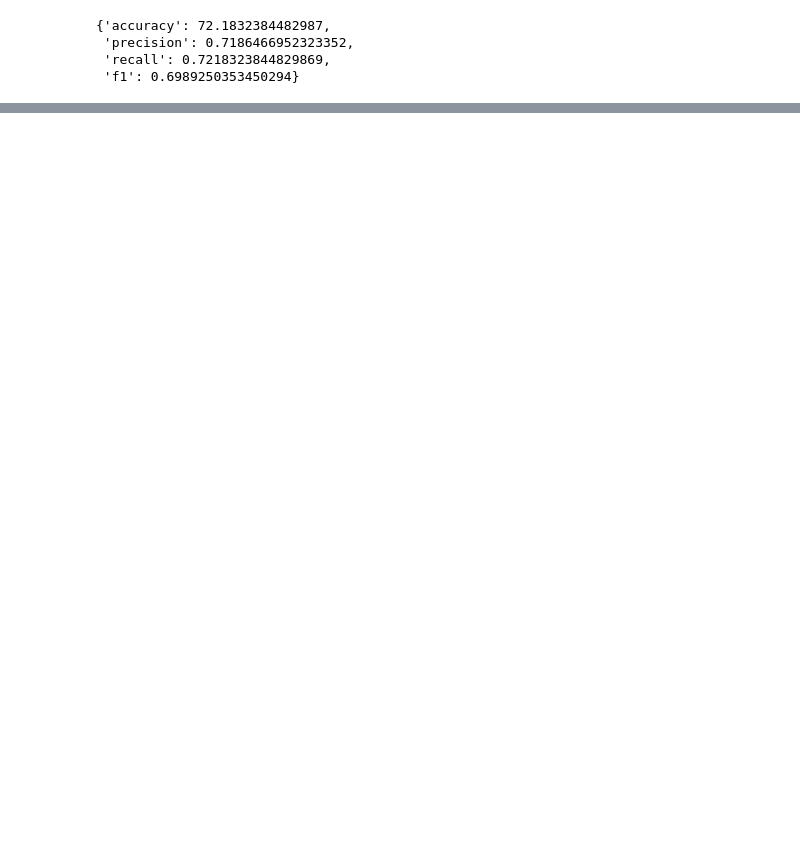
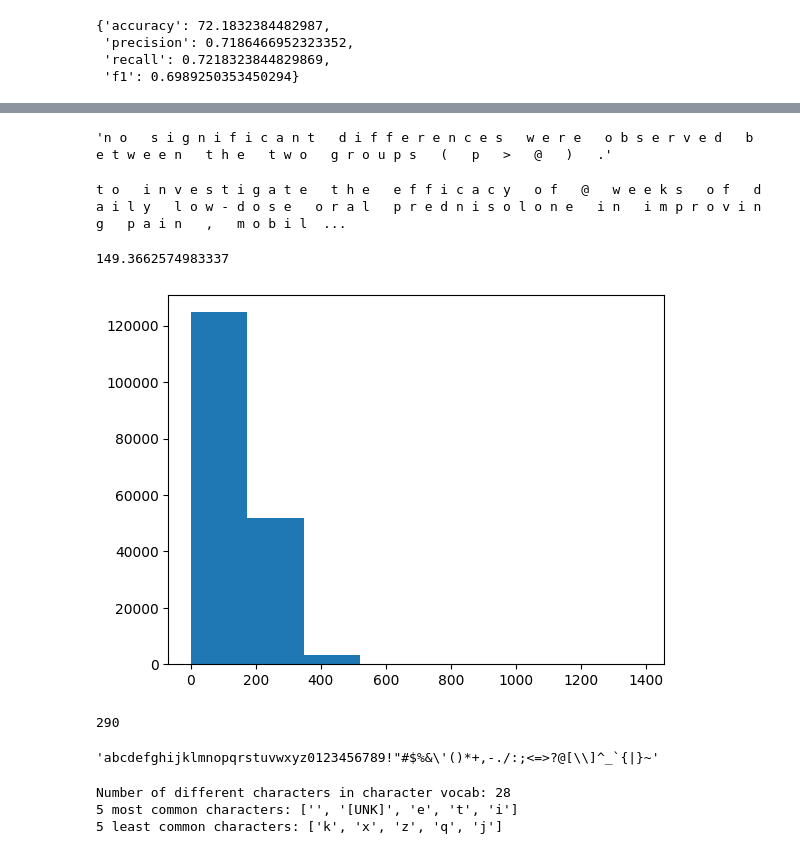
Before and after one commit to miller00315/ia_studies, a Jupyter notebook: milestone_project_skim_nlp_lit.ipynb, the cells around one changed output, grey strips where cells are left out. Saved outputs shown, nothing was run; the diff lists cells and outputs as text; code cells hidden in the pictures; blank space fills up the shorter version.

```diff
--- a/milestone_project_skim_nlp_lit.ipynb
+++ b/milestone_project_skim_nlp_lit.ipynb
@@ -916,0 +928,44 @@ model_1_results
+# %%
+# Make function to split sentences into characters
+
+def split_chars(text):
+  return " ".join(list(text))
+
+# Test splitting non-character-level sequence into characters
+split_chars(random_training_sentence)
+# %% [output]
+'n o   s i g n i f i c a n t   d i f f e r e n c e s   w e r e   o b s e r v e d   b e t w e e n   t h e   t w o   g r o u p s   (   p   >   @   )   .'
+# %%
+# Split sequence-level data splits into character-level dat splits
+train_chars = [split_chars(sentence) for sentence in train_sentences]
+val_chars = [split_chars(sentence) for sentence in val_sentences]
+test_chars = [split_chars(sentence) for sentence in test_sentences]
+print(train_chars[0])
+# %% [output]
+t o   i n v e s t i g a t e   t h e   e f f i c a c y   o f   @   w e e k s   o f   d a i l y   l o w - d o s e   o r a l   p r e d n i s o l o n e   i n   i m p r o v i n g   p a i n   ,   m o b i l  ...
+# %%
+# What's teh average character length?
+chars_lens = [len(sentence) for sentence in train_sentences]
+mean_char_len = np.mean(chars_lens)
+mean_char_len
+# %% [output]
+149.3662574983337
+# %%
+# Check the distribution of our sequencesat a character-level
+import matplotlib.pyplot as plt
+plt.hist(chars_lens, bins=8);
+# %% [output]
+[figure, added]
+# %%
+# Find what cahracter length covers 95% of sequences
+
+output_seq_char_len = int(np.percentile(chars_lens, 95))
+output_seq_char_len
+# %% [output]
+290
+# %%
+import string
+alphabet = string.ascii_lowercase + string.digits + string.punctuation
+alphabet
+# %% [output]
+'abcdefghijklmnopqrstuvwxyz0123456789!"#$%&\'()*+,-./:;<=>?@[\\]^_`{|}~'
@@ -916,0 +983,10 @@ model_1_results
+# %%
+# Check character vocab stats
+char_vocab = char_vectorizer.get_vocabulary()
+print(f"Number of different characters in character vocab: {len(char_vocab)}")
+print(f"5 most common characters: {char_vocab[:5]}")
+print(f"5 least common characters: {char_vocab[-5:]}")
+# %% [output]
+Number of different characters in character vocab: 28
+5 most common characters: ['', '[UNK]', 'e', 't', 'i']
+5 least common characters: ['k', 'x', 'z', 'q', 'j']
```
Also changed, not shown: parts of 25 cells of this notebook.
